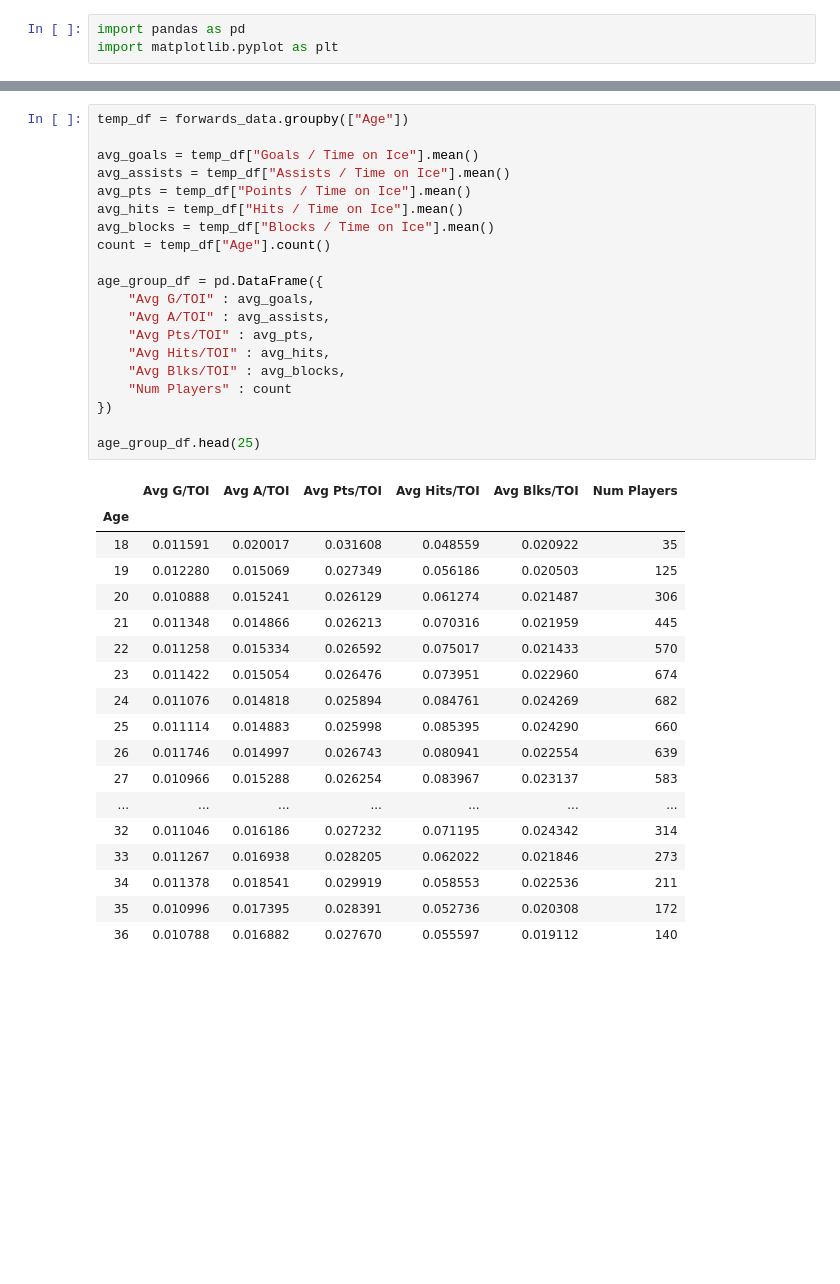
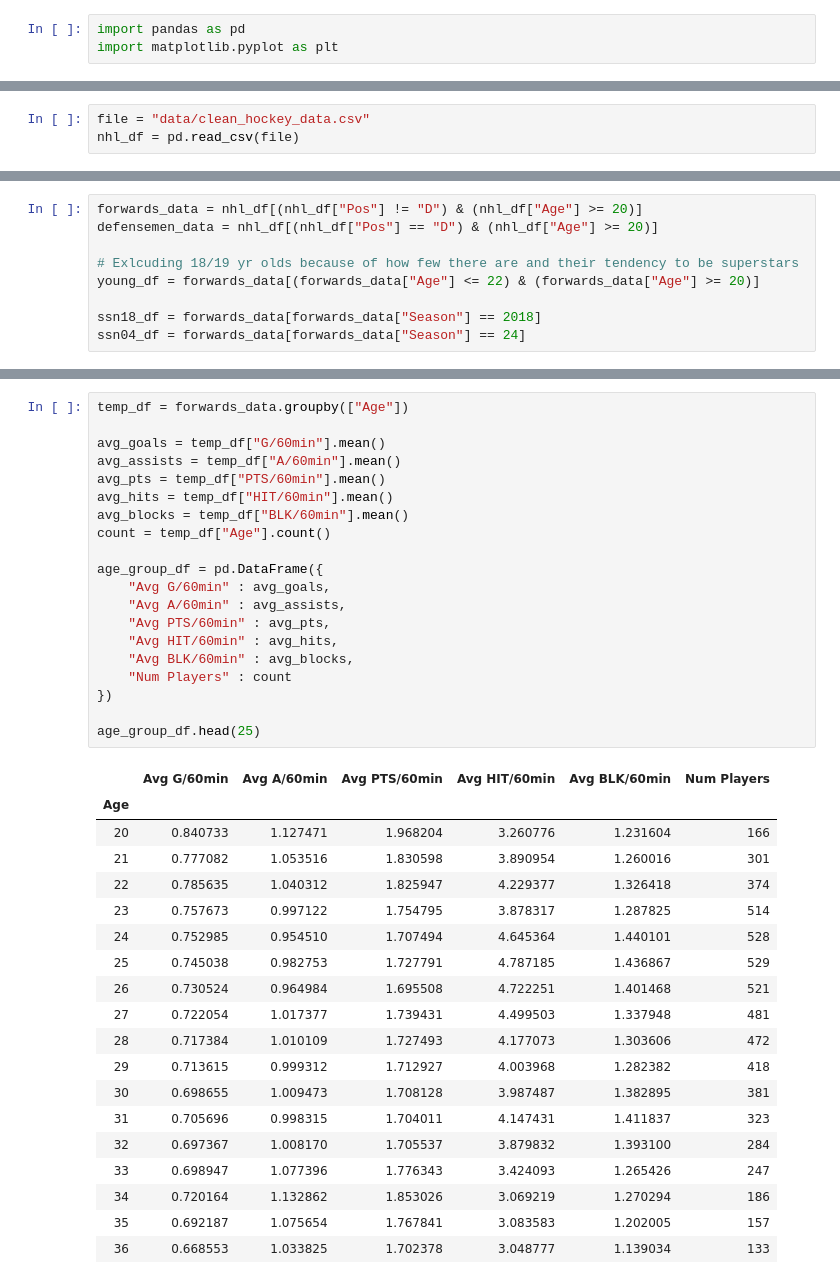
Before and after one commit to Silveris/HockeyStuff, a Jupyter notebook: data_analysis.ipynb, the cells around one changed output, grey strips where cells are left out. Drawn from its saved outputs; the diff is of its cells as text; blank space fills up the shorter version.

```diff
--- a/data_analysis.ipynb
+++ b/data_analysis.ipynb
@@ -6,0 +4,3 @@ nhl_data = pd.read_excel(file)
+# %%
+file = "data/clean_hockey_data.csv"
+nhl_df = pd.read_csv(file)
@@ -47 +82,10 @@ ssn04_df = forwards_data[forwards_data["Season"] == 24]
+# %%
+forwards_data = nhl_df[(nhl_df["Pos"] != "D") & (nhl_df["Age"] >= 20)]
+defensemen_data = nhl_df[(nhl_df["Pos"] == "D") & (nhl_df["Age"] >= 20)]
+
+# Exlcuding 18/19 yr olds because of how few there are and their tendency to be superstars
+young_df = forwards_data[(forwards_data["Age"] <= 22) & (forwards_data["Age"] >= 20)]
+
+ssn18_df = forwards_data[forwards_data["Season"] == 2018]
+ssn04_df = forwards_data[forwards_data["Season"] == 24]
 # %%
@@ -82,40 +126,41 @@ ELC_by_season_df.plot(kind="line", y = "Avg Pts/TOI")
 # %%
 temp_df = forwards_data.groupby(["Age"])
 
-avg_goals = temp_df["Goals / Time on Ice"].mean()
-avg_assists = temp_df["Assists / Time on Ice"].mean()
-avg_pts = temp_df["Points / Time on Ice"].mean()
-avg_hits = temp_df["Hits / Time on Ice"].mean()
-avg_blocks = temp_df["Blocks / Time on Ice"].mean()
+avg_goals = temp_df["G/60min"].mean()
+avg_assists = temp_df["A/60min"].mean()
+avg_pts = temp_df["PTS/60min"].mean()
+avg_hits = temp_df["HIT/60min"].mean()
+avg_blocks = temp_df["BLK/60min"].mean()
 count = temp_df["Age"].count()
 
 age_group_df = pd.DataFrame({
-    "Avg G/TOI" : avg_goals,
-    "Avg A/TOI" : avg_assists,
-    "Avg Pts/TOI" : avg_pts,
-    "Avg Hits/TOI" : avg_hits,
-    "Avg Blks/TOI" : avg_blocks,
+    "Avg G/60min" : avg_goals,
+    "Avg A/60min" : avg_assists,
+    "Avg PTS/60min" : avg_pts,
+    "Avg HIT/60min" : avg_hits,
+    "Avg BLK/60min" : avg_blocks,
     "Num Players" : count
 })
 
 age_group_df.head(25)
 # %% [output]
-|  | Avg G/TOI | Avg A/TOI | Avg Pts/TOI | Avg Hits/TOI | Avg Blks/TOI | Num Players |
+|  | Avg G/60min | Avg A/60min | Avg PTS/60min | Avg HIT/60min | Avg BLK/60min | Num Players |
 | Age |  |  |  |  |  |  |
-| 18 | 0.011591 | 0.020017 | 0.031608 | 0.048559 | 0.020922 | 35 |
-| 19 | 0.012280 | 0.015069 | 0.027349 | 0.056186 | 0.020503 | 125 |
-| 20 | 0.010888 | 0.015241 | 0.026129 | 0.061274 | 0.021487 | 306 |
-| 21 | 0.011348 | 0.014866 | 0.026213 | 0.070316 | 0.021959 | 445 |
-| 22 | 0.011258 | 0.015334 | 0.026592 | 0.075017 | 0.021433 | 570 |
-| 23 | 0.011422 | 0.015054 | 0.026476 | 0.073951 | 0.022960 | 674 |
-| 24 | 0.011076 | 0.014818 | 0.025894 | 0.084761 | 0.024269 | 682 |
-| 25 | 0.011114 | 0.014883 | 0.025998 | 0.085395 | 0.024290 | 660 |
-| 26 | 0.011746 | 0.014997 | 0.026743 | 0.080941 | 0.022554 | 639 |
-| 27 | 0.010966 | 0.015288 | 0.026254 | 0.083967 | 0.023137 | 583 |
-| ... | ... | ... | ... | ... | ... | ... |
-| 32 | 0.011046 | 0.016186 | 0.027232 | 0.071195 | 0.024342 | 314 |
-| 33 | 0.011267 | 0.016938 | 0.028205 | 0.062022 | 0.021846 | 273 |
-| 34 | 0.011378 | 0.018541 | 0.029919 | 0.058553 | 0.022536 | 211 |
-| 35 | 0.010996 | 0.017395 | 0.028391 | 0.052736 | 0.020308 | 172 |
-| 36 | 0.010788 | 0.016882 | 0.027670 | 0.055597 | 0.019112 | 140 |
+| 20 | 0.840733 | 1.127471 | 1.968204 | 3.260776 | 1.231604 | 166 |
+| 21 | 0.777082 | 1.053516 | 1.830598 | 3.890954 | 1.260016 | 301 |
+| 22 | 0.785635 | 1.040312 | 1.825947 | 4.229377 | 1.326418 | 374 |
+| 23 | 0.757673 | 0.997122 | 1.754795 | 3.878317 | 1.287825 | 514 |
+| 24 | 0.752985 | 0.954510 | 1.707494 | 4.645364 | 1.440101 | 528 |
+| 25 | 0.745038 | 0.982753 | 1.727791 | 4.787185 | 1.436867 | 529 |
+| 26 | 0.730524 | 0.964984 | 1.695508 | 4.722251 | 1.401468 | 521 |
+| 27 | 0.722054 | 1.017377 | 1.739431 | 4.499503 | 1.337948 | 481 |
+| 28 | 0.717384 | 1.010109 | 1.727493 | 4.177073 | 1.303606 | 472 |
+| 29 | 0.713615 | 0.999312 | 1.712927 | 4.003968 | 1.282382 | 418 |
+| 30 | 0.698655 | 1.009473 | 1.708128 | 3.987487 | 1.382895 | 381 |
+| 31 | 0.705696 | 0.998315 | 1.704011 | 4.147431 | 1.411837 | 323 |
+| 32 | 0.697367 | 1.008170 | 1.705537 | 3.879832 | 1.393100 | 284 |
+| 33 | 0.698947 | 1.077396 | 1.776343 | 3.424093 | 1.265426 | 247 |
+| 34 | 0.720164 | 1.132862 | 1.853026 | 3.069219 | 1.270294 | 186 |
+| 35 | 0.692187 | 1.075654 | 1.767841 | 3.083583 | 1.202005 | 157 |
+| 36 | 0.668553 | 1.033825 | 1.702378 | 3.048777 | 1.139034 | 133 |
 # %%
```
Also changed, not shown: parts of 17 cells of this notebook, 1 other file.
